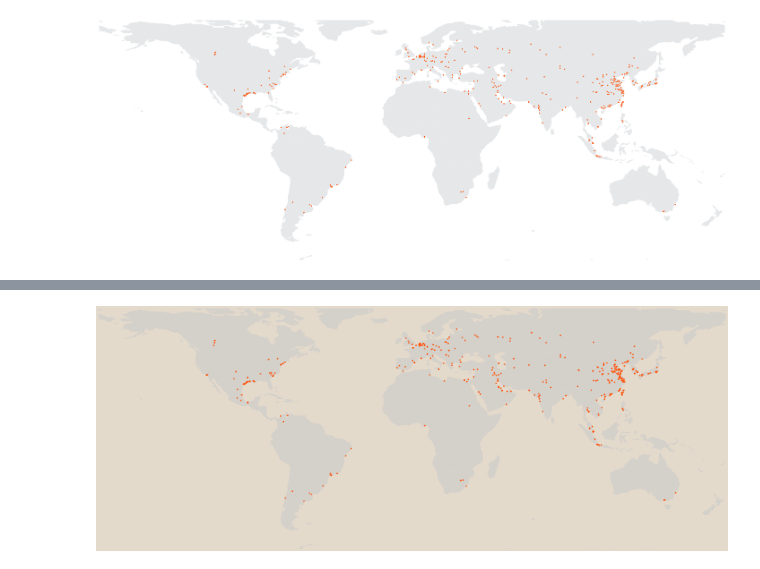
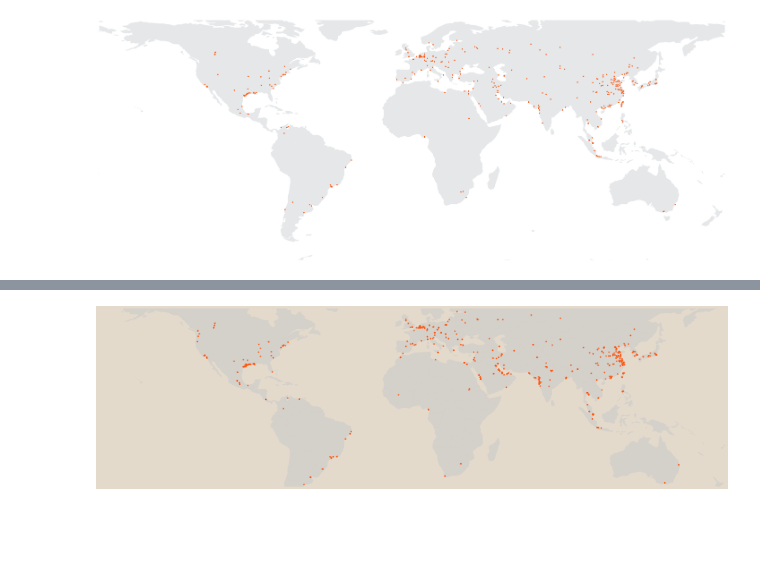
Before and after one commit to earthrise-media/plastic-tracker, a Jupyter notebook: notebooks/geocode_assets.ipynb, the cells around one changed output, grey strips where cells are left out. Cells and saved outputs as stored; diff of their text form; code cells hidden in the pictures; blank space fills up the shorter version.

Commit message:
D3 Data Export

```diff
--- a/notebooks/geocode_assets.ipynb
+++ b/notebooks/geocode_assets.ipynb
@@ -42,16 +42,14 @@ def cityGeocoder(city, country):
         return pd.Series({"lat": None, "lon": None})
 # %%
 asset_df = pd.read_excel(
-    "../data/assets_geography.xlsx",
+    "../data/Asset_geography_lk.xlsx",
     engine='openpyxl',
-    nrows=1673,
-    usecols="B,C,E,F,I,J,K,L,Q",
-    dtype={
-        "Asset ID": np.int32
-    }
+    skiprows=10,
+    nrows=1743,
+    usecols="D, E, G, I, J, K, L",
 )
-
 
 asset_df.loc[(asset_df.City == 'Surgil'), 'City'] = 'Kungrad District'
 asset_df.loc[(asset_df.City == 'Ta She'), 'City'] = 'Dashe District'
 asset_df.loc[(asset_df.City == 'Anasake'), 'City'] = 'Anasaka'
+asset_df.head()
@@ -95,7 +118,7 @@ plt.savefig('../imgs/cities.png', transparent=True)
 [figure]
 # %%
 asset_geo = asset_df.merge(fullcoords_df, how="left", on=["City", "Country", "Region"])
-asset_geo = asset_geo[["Operator", "City", "Country", "Region", "lat", "lon"]]
-operator_df = asset_geo.groupby(["Operator", "City", "Country", "Region"]).mean().reset_index()
-operator_df.columns = ["Operator", "City", "Country", "Region", "city_lat", "city_lon"]
-operator_coords = operator_df.apply(lambda x: assetGeocoder(x["Operator"], x["city_lat"], x["city_lon"]), axis=1)
+asset_geo = asset_geo[["Producer name", "City", "Country", "Region", "lat", "lon"]]
+operator_df = asset_geo.groupby(["Producer name", "City", "Country", "Region"]).mean().reset_index()
+operator_df.columns = ["Producer name", "City", "Country", "Region", "city_lat", "city_lon"]
+operator_coords = operator_df.apply(lambda x: assetGeocoder(x["Producer name"], x["city_lat"], x["city_lon"]), axis=1)
@@ -119,0 +125,3 @@ success: Zibo Yuanshun Chemical Co.,Ltd
+# %%
+full_operator_coords = pd.concat([operator_df, operator_coords], axis=1)
+full_operator_coords.to_csv('../data/producer_locations.csv', index=False)
@@ -120,38 +144,38 @@ success: Zibo Yuanshun Chemical Co.,Ltd
 # %%
 # full_operator_coords = pd.concat([operator_df, operator_coords], axis=1)
-# full_operator_coords.to_pickle("../dataframes/assetcoords.pkl")
+full_operator_coords.to_pickle("../dataframes/assetcoords_updated.pkl")
 
-full_operator_coords = pd.read_pickle("../dataframes/coords.pkl")
+#full_operator_coords = pd.read_pickle("../dataframes/coords.pkl")
 
 gdf = geopandas.GeoDataFrame(
     full_operator_coords,
     geometry=geopandas.points_from_xy(
         full_operator_coords.lon, full_operator_coords.lat
     )
 )
 
 world = geopandas.read_file(
     geopandas.datasets.get_path('naturalearth_lowres')
 )
 
 f, ax = plt.subplots(figsize=(25, 15), facecolor='#e4dacc')
 ax.set_xlim([-180, 180])
-ax.set_ylim([-66, 72])
+ax.set_ylim([-40, 62])
 
 world.plot(
     ax=ax,
     color="#BDC3C7",
     alpha=0.4
 )
 
 gdf.plot(
     ax=ax,
     color='#ff5811',
     markersize=10
 )
 
 ax.axis('off')
 plt.tight_layout()
 plt.savefig('../imgs/assets.png')
 # %% [output]
-[figure, old version]
+[figure, new version]
```
Also changed, not shown: parts of 6 cells of this notebook, 9 other files.
